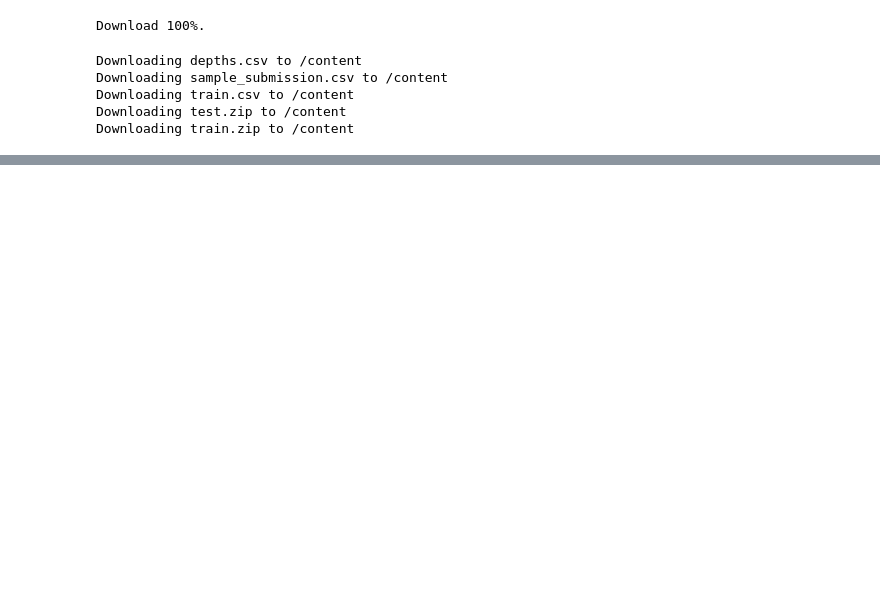
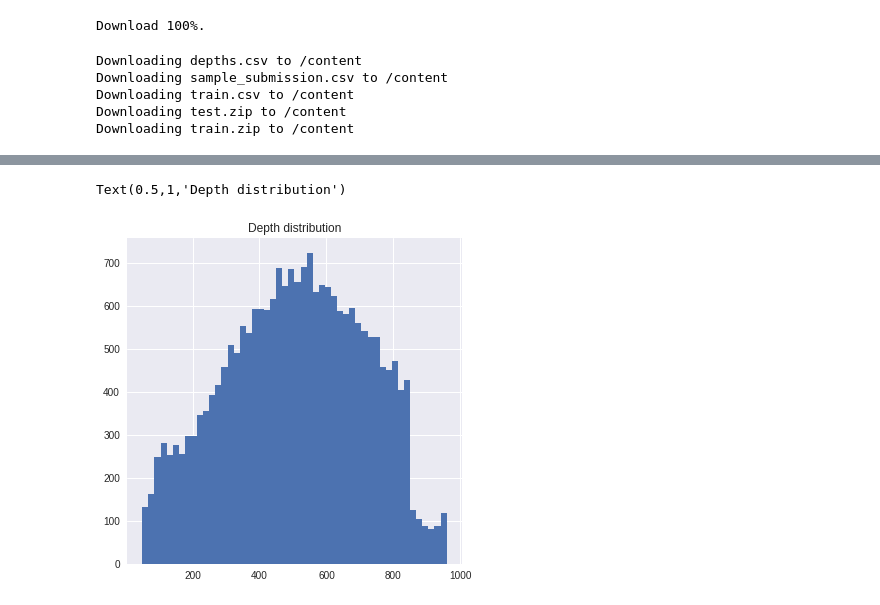
Before and after one commit to JacksonIsaac/colab_notebooks, a Jupyter notebook: kaggle_tgs_salt_identification.ipynb, the cells around one changed output, grey strips where cells are left out. Cells and saved outputs as stored; diff of their text form; code cells hidden in the pictures; blank space fills up the shorter version.

```diff
--- a/kaggle_tgs_salt_identification.ipynb
+++ b/kaggle_tgs_salt_identification.ipynb
@@ -47,0 +137,7 @@ Downloading train.zip to /content
+# %%
+plt.figure(figsize = (6, 6))
+plt.hist(depth['z'], bins = 50)
+plt.title('Depth distribution')
+# %% [output]
+Text(0.5,1,'Depth distribution')
+[figure, added]
```
Also changed, not shown: parts of 14 cells of this notebook.
